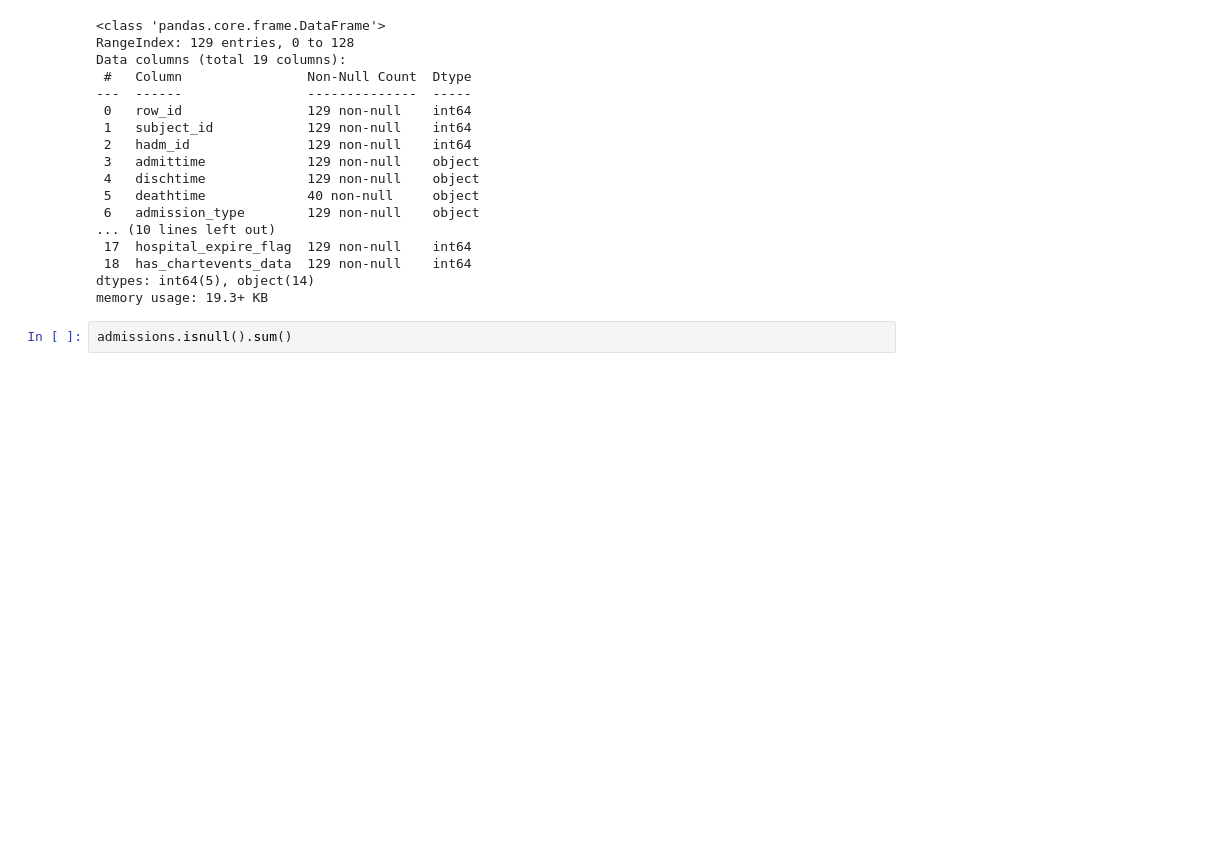
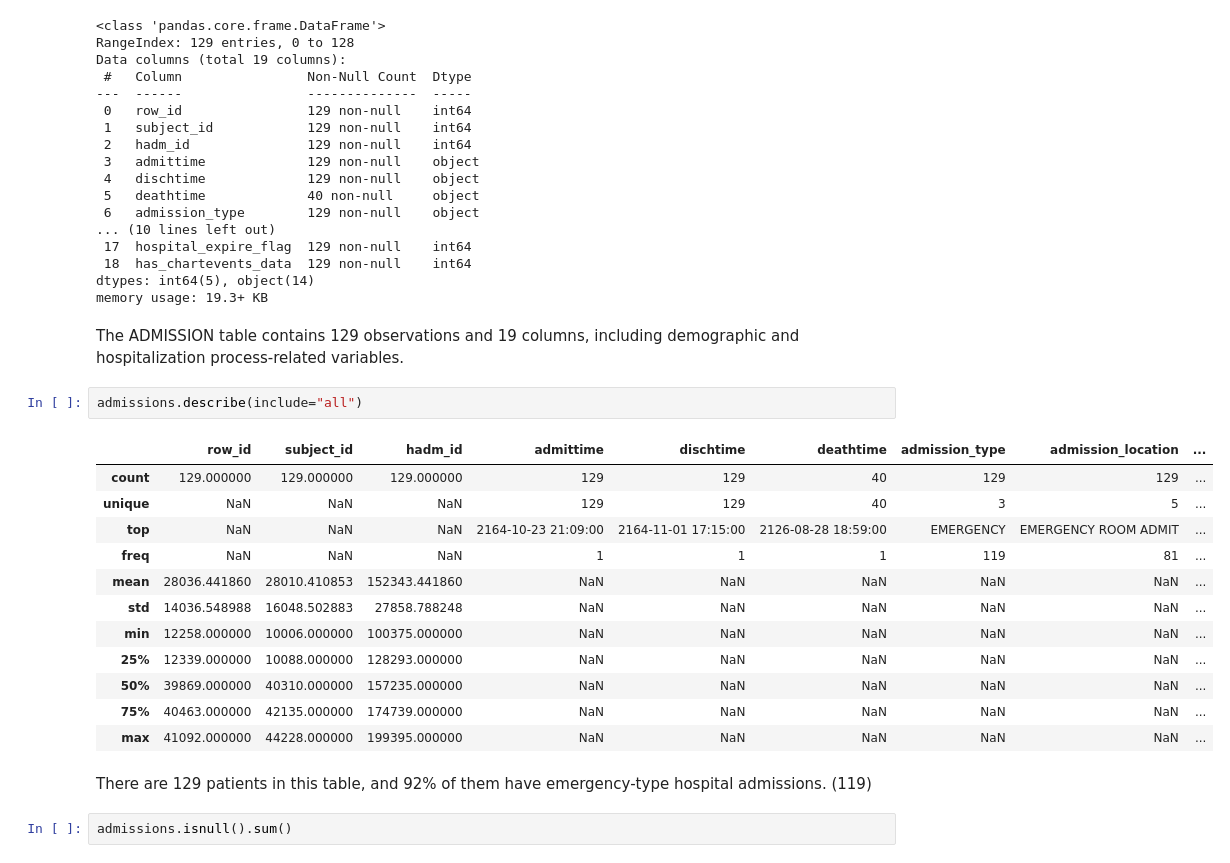
Before and after one commit to Sevvalcvsgl/ICUPATIENTS, a Jupyter notebook: dataset.ipynb, the cells around one changed output. Saved outputs shown, nothing was run; the diff lists cells and outputs as text; blank space fills up the shorter version.

```diff
--- a/dataset.ipynb
+++ b/dataset.ipynb
@@ -79,6 +93,25 @@ Data columns (total 19 columns):
  18  has_chartevents_data  129 non-null    int64
 dtypes: int64(5), object(14)
 memory usage: 19.3+ KB
+# %% [markdown]
+The ADMISSION table contains 129 observations and 19 columns, including demographic and hospitalization process-related variables.
+# %%
+admissions.describe(include="all")
+# %% [output]
+|  | row_id | subject_id | hadm_id | admittime | dischtime | deathtime | admission_type | admission_location | ... |
+| count | 129.000000 | 129.000000 | 129.000000 | 129 | 129 | 40 | 129 | 129 | ... |
+| unique | NaN | NaN | NaN | 129 | 129 | 40 | 3 | 5 | ... |
+| top | NaN | NaN | NaN | 2164-10-23 21:09:00 | 2164-11-01 17:15:00 | 2126-08-28 18:59:00 | EMERGENCY | EMERGENCY ROOM ADMIT | ... |
+| freq | NaN | NaN | NaN | 1 | 1 | 1 | 119 | 81 | ... |
+| mean | 28036.441860 | 28010.410853 | 152343.441860 | NaN | NaN | NaN | NaN | NaN | ... |
+| std | 14036.548988 | 16048.502883 | 27858.788248 | NaN | NaN | NaN | NaN | NaN | ... |
+| min | 12258.000000 | 10006.000000 | 100375.000000 | NaN | NaN | NaN | NaN | NaN | ... |
+| 25% | 12339.000000 | 10088.000000 | 128293.000000 | NaN | NaN | NaN | NaN | NaN | ... |
+| 50% | 39869.000000 | 40310.000000 | 157235.000000 | NaN | NaN | NaN | NaN | NaN | ... |
+| 75% | 40463.000000 | 42135.000000 | 174739.000000 | NaN | NaN | NaN | NaN | NaN | ... |
+| max | 41092.000000 | 44228.000000 | 199395.000000 | NaN | NaN | NaN | NaN | NaN | ... |
+# %% [markdown]
+There are 129 patients in this table, and 92% of them have emergency-type hospital admissions. (119)
 # %%
 admissions.isnull().sum()
 # %% [output]
```
Also changed, not shown: parts of 68 cells of this notebook, 1 other file.
